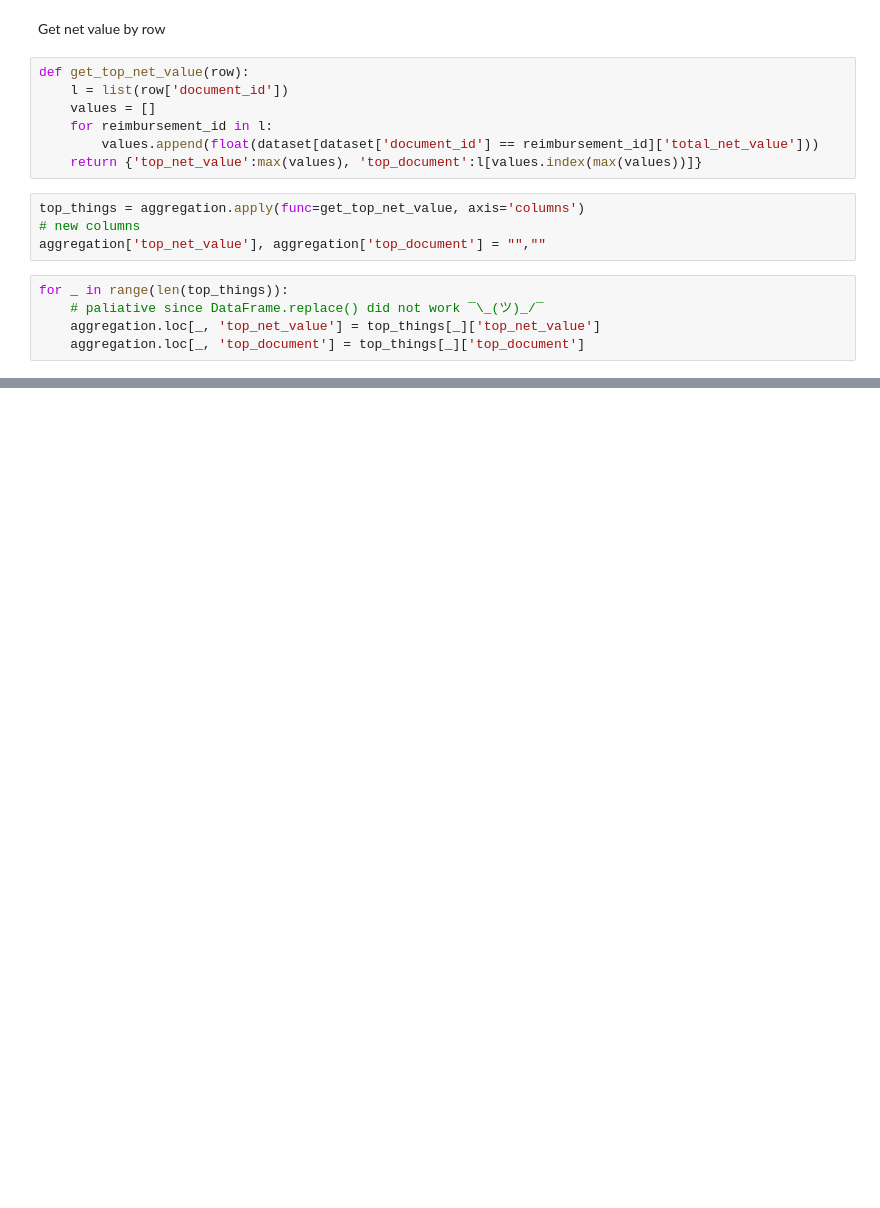
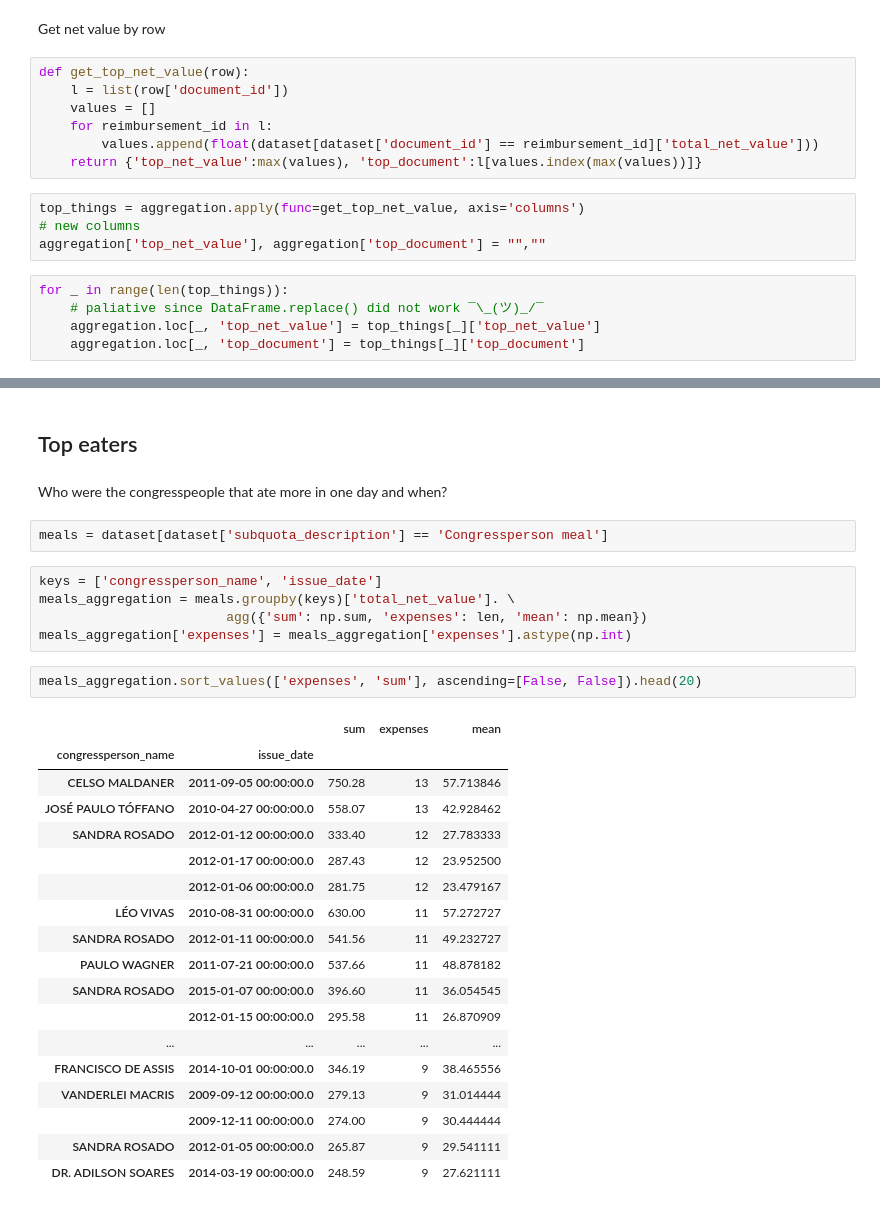
Before and after one commit to okfn-brasil/serenata-de-amor, a Jupyter notebook: develop/2017-04-06-jtemporal-cuducos-ph-exploratory-analysis.ipynb, the cells around one changed output, grey strips where cells are left out. Cells and saved outputs as stored; diff of their text form; blank space fills up the shorter version.

Commit message:
Adds meal suspicions

```diff
--- a/develop/2017-04-06-jtemporal-cuducos-ph-exploratory-analysis.ipynb
+++ b/develop/2017-04-06-jtemporal-cuducos-ph-exploratory-analysis.ipynb
@@ -107,3 +109,35 @@ aggregation.head(10)
 | 11387 | 178847 | 16978175000108 | Adria viagens e turismo LTDA ME | 14,14,14,14,14,14,14,14,14,14,14,14 | (5677346, 5677362, 5781905, 57819... | 34425.02 | 7904.84 | ... |
 | 17250 | 74207 | 04433548000186 | EMILIANO EMPREENDIMENTOS E PARTIC... | 14,14,14,14,14,14 | (5150333, 5237164, 5346066, 54435... | 32982.39 | 7697.22 | ... |
 | 17121 | 74177 | 34776559000120 | NOVO HOTEL | 14,14,14,14,14,14,14,14,14,14 | (5207833, 5349869, 5366314, 54106... | 32144.00 | 7600 | ... |
+# %% [markdown]
+## Top eaters
+# %% [markdown]
+Who were the congresspeople that ate more in one day and when?
+# %%
+meals = dataset[dataset['subquota_description'] == 'Congressperson meal']
+# %%
+keys = ['congressperson_name', 'issue_date']
+meals_aggregation = meals.groupby(keys)['total_net_value']. \
+                        agg({'sum': np.sum, 'expenses': len, 'mean': np.mean})
+meals_aggregation['expenses'] = meals_aggregation['expenses'].astype(np.int)
+# %%
+meals_aggregation.sort_values(['expenses', 'sum'], ascending=[False, False]).head(20)
+# %% [output]
+|  |  | sum | expenses | mean |
+| congressperson_name | issue_date |  |  |  |
+| CELSO MALDANER | 2011-09-05 00:00:00.0 | 750.28 | 13 | 57.713846 |
+| JOSÉ PAULO TÓFFANO | 2010-04-27 00:00:00.0 | 558.07 | 13 | 42.928462 |
+| SANDRA ROSADO | 2012-01-12 00:00:00.0 | 333.40 | 12 | 27.783333 |
+|  | 2012-01-17 00:00:00.0 | 287.43 | 12 | 23.952500 |
+|  | 2012-01-06 00:00:00.0 | 281.75 | 12 | 23.479167 |
+| LÉO VIVAS | 2010-08-31 00:00:00.0 | 630.00 | 11 | 57.272727 |
+| SANDRA ROSADO | 2012-01-11 00:00:00.0 | 541.56 | 11 | 49.232727 |
+| PAULO WAGNER | 2011-07-21 00:00:00.0 | 537.66 | 11 | 48.878182 |
+| SANDRA ROSADO | 2015-01-07 00:00:00.0 | 396.60 | 11 | 36.054545 |
+|  | 2012-01-15 00:00:00.0 | 295.58 | 11 | 26.870909 |
+| ... | ... | ... | ... | ... |
+| FRANCISCO DE ASSIS | 2014-10-01 00:00:00.0 | 346.19 | 9 | 38.465556 |
+| VANDERLEI MACRIS | 2009-09-12 00:00:00.0 | 279.13 | 9 | 31.014444 |
+|  | 2009-12-11 00:00:00.0 | 274.00 | 9 | 30.444444 |
+| SANDRA ROSADO | 2012-01-05 00:00:00.0 | 265.87 | 9 | 29.541111 |
+| DR. ADILSON SOARES | 2014-03-19 00:00:00.0 | 248.59 | 9 | 27.621111 |
```
Also changed, not shown: parts of 3 cells of this notebook, 2 other files.
